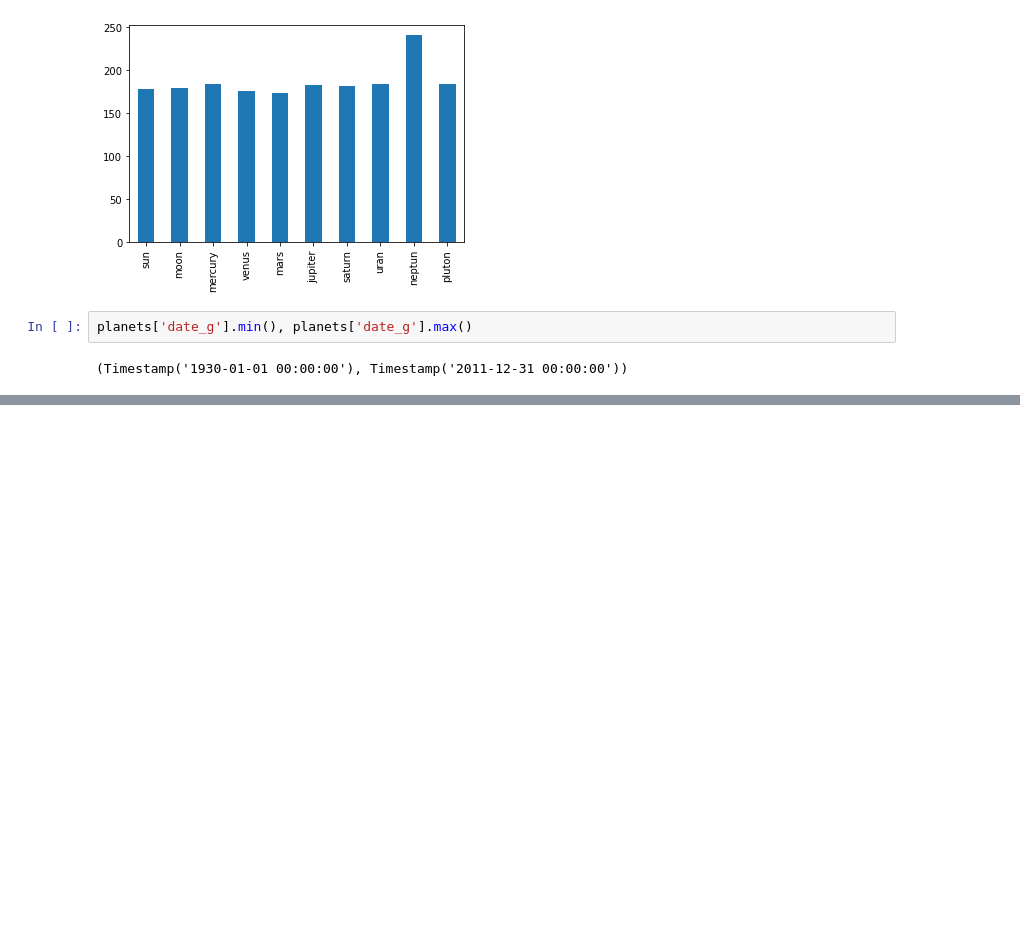
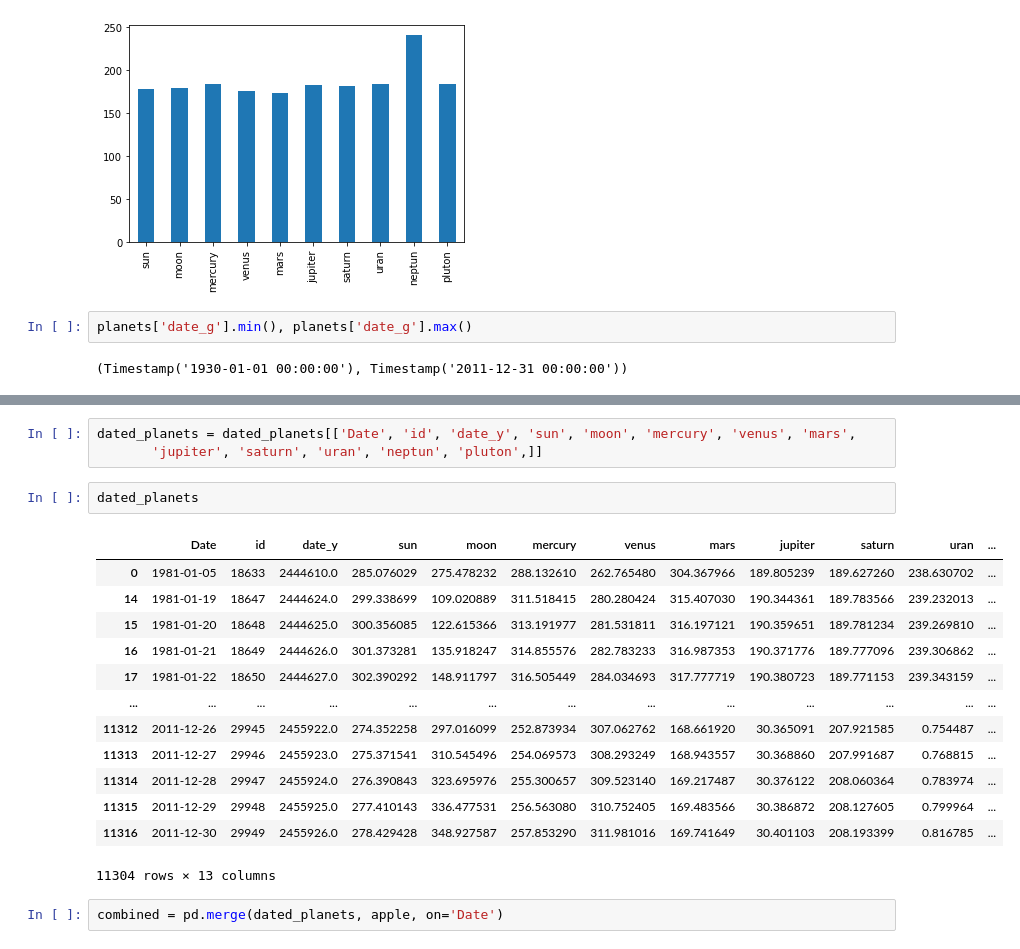
Before and after one commit to makarbaderko/stock_pred_ephemeris_project, a Jupyter notebook: astro_eda.ipynb, the cells around one changed output, grey strips where cells are left out. Cells and saved outputs as stored; diff of their text form; blank space fills up the shorter version.

Commit message:
Combined to dfs

```diff
--- a/astro_eda.ipynb
+++ b/astro_eda.ipynb
@@ -261,0 +601,21 @@ planets['date_g'].min(), planets['date_g'].max()
+# %%
+dated_planets = dated_planets[['Date', 'id', 'date_y', 'sun', 'moon', 'mercury', 'venus', 'mars',
+       'jupiter', 'saturn', 'uran', 'neptun', 'pluton',]]
+# %%
+dated_planets
+# %% [output]
+|  | Date | id | date_y | sun | moon | mercury | venus | mars | jupiter | saturn | uran | ... |
+| 0 | 1981-01-05 | 18633 | 2444610.0 | 285.076029 | 275.478232 | 288.132610 | 262.765480 | 304.367966 | 189.805239 | 189.627260 | 238.630702 | ... |
+| 14 | 1981-01-19 | 18647 | 2444624.0 | 299.338699 | 109.020889 | 311.518415 | 280.280424 | 315.407030 | 190.344361 | 189.783566 | 239.232013 | ... |
+| 15 | 1981-01-20 | 18648 | 2444625.0 | 300.356085 | 122.615366 | 313.191977 | 281.531811 | 316.197121 | 190.359651 | 189.781234 | 239.269810 | ... |
+| 16 | 1981-01-21 | 18649 | 2444626.0 | 301.373281 | 135.918247 | 314.855576 | 282.783233 | 316.987353 | 190.371776 | 189.777096 | 239.306862 | ... |
+| 17 | 1981-01-22 | 18650 | 2444627.0 | 302.390292 | 148.911797 | 316.505449 | 284.034693 | 317.777719 | 190.380723 | 189.771153 | 239.343159 | ... |
+| ... | ... | ... | ... | ... | ... | ... | ... | ... | ... | ... | ... | ... |
+| 11312 | 2011-12-26 | 29945 | 2455922.0 | 274.352258 | 297.016099 | 252.873934 | 307.062762 | 168.661920 | 30.365091 | 207.921585 | 0.754487 | ... |
+| 11313 | 2011-12-27 | 29946 | 2455923.0 | 275.371541 | 310.545496 | 254.069573 | 308.293249 | 168.943557 | 30.368860 | 207.991687 | 0.768815 | ... |
+| 11314 | 2011-12-28 | 29947 | 2455924.0 | 276.390843 | 323.695976 | 255.300657 | 309.523140 | 169.217487 | 30.376122 | 208.060364 | 0.783974 | ... |
+| 11315 | 2011-12-29 | 29948 | 2455925.0 | 277.410143 | 336.477531 | 256.563080 | 310.752405 | 169.483566 | 30.386872 | 208.127605 | 0.799964 | ... |
+| 11316 | 2011-12-30 | 29949 | 2455926.0 | 278.429428 | 348.927587 | 257.853290 | 311.981016 | 169.741649 | 30.401103 | 208.193399 | 0.816785 | ... |
+11304 rows × 13 columns
+# %%
+combined = pd.merge(dated_planets, apple, on='Date')
```
Also changed, not shown: parts of 59 cells of this notebook, 2 other files.
